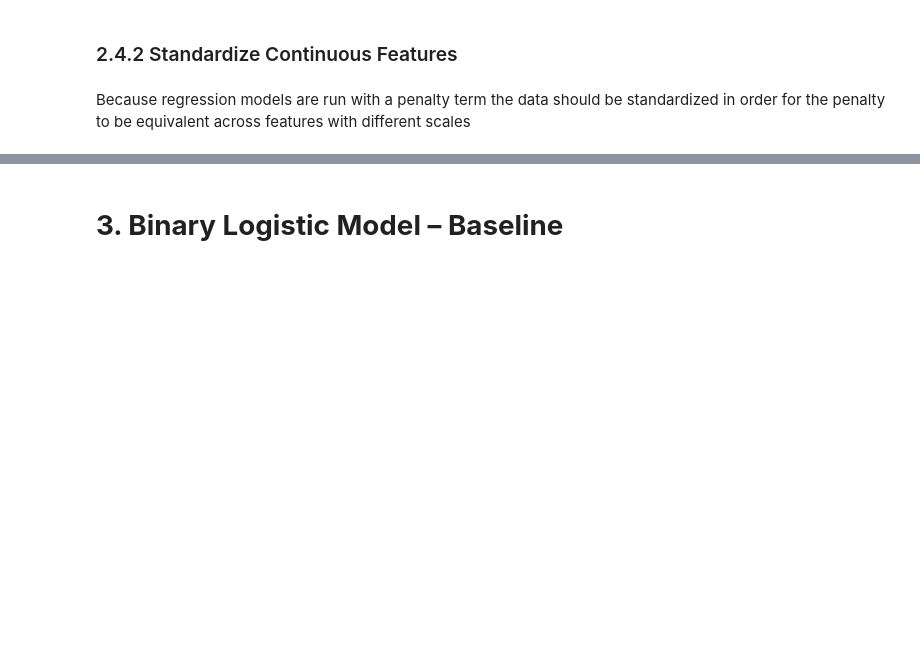
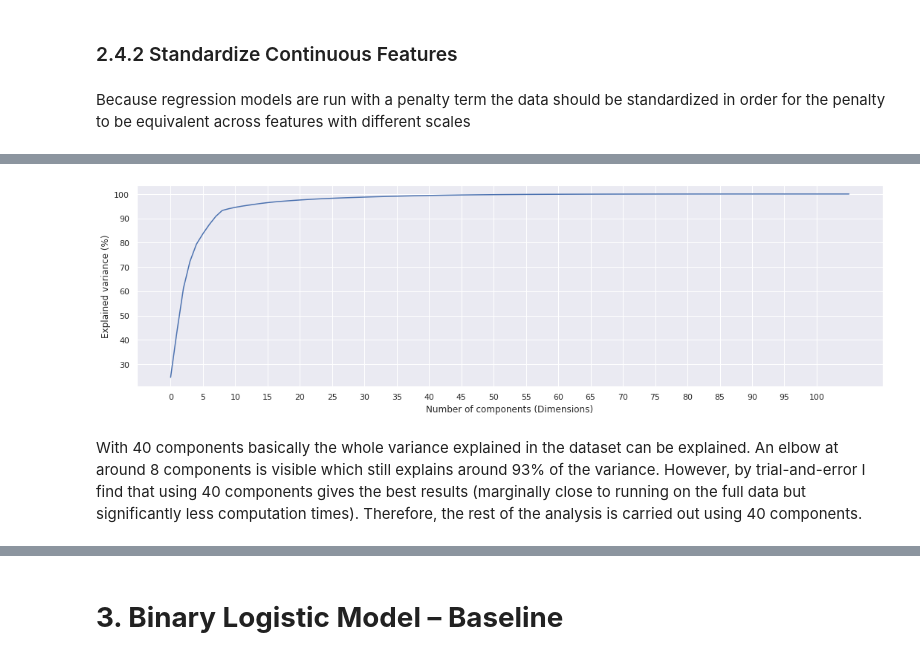
Before and after one commit to MathiasSchindlerCPH/BSE-CML1-repo, a Jupyter notebook: Project_2/main_CML-CDS_project2_classification.ipynb, the cells around one changed output, grey strips where cells are left out. Saved outputs shown, nothing was run; the diff lists cells and outputs as text; code cells hidden in the pictures; blank space fills up the shorter version.

```diff
--- a/Project_2/main_CML-CDS_project2_classification.ipynb
+++ b/Project_2/main_CML-CDS_project2_classification.ipynb
@@ -216,12 +233,10 @@ df_train = df_train.drop('Cover_Type', axis = 1)
 cat_feats = ['Soil_Type', 'Wilderness_Area']
 
 # Data sets with continuous feats
-df_train_cont = df_train.drop(cat_feats, axis = 1)
-df_test_cont = df_test.drop(cat_feats, axis = 1)
+df_train_cont, df_test_cont = df_train.drop(cat_feats, axis = 1), df_test.drop(cat_feats, axis = 1)
 
 #Data sets with categorical feats
-df_train_cat = df_train[cat_feats]
-df_test_cat = df_test[cat_feats]
+df_train_cat, df_test_cat = df_train[cat_feats], df_test[cat_feats]
 # %% [markdown]
 ## 2.3 Transform Categorical Features
 # %% [markdown]
@@ -229,11 +244,12 @@ I simply create dummies for the categorical features $Wilderness\_Area$ and $Soi
 # %%
+col_list = ['Wilderness_Area', 'Soil_Type']
+prfx_dict = {'Wilderness_Area': 'wild_area', 'Soil_Type': 'soil_'}
+
 # Train data
-df_train_dumm = pd.get_dummies(df_train_cat, prefix=['wild_area'], columns=['Wilderness_Area'], drop_first = True)
-df_train_dumm = pd.get_dummies(df_train_dumm, prefix=['soil_'], columns=['Soil_Type'], drop_first = True)
+df_train_dumm = pd.get_dummies(df_train_cat, prefix=prfx_dict, columns=col_list, drop_first = True)
 
 # Test data
-df_test_dumm = pd.get_dummies(df_test_cat, prefix=['wild_area'], columns=['Wilderness_Area'], drop_first = True)
-df_test_dumm = pd.get_dummies(df_test_dumm, prefix=['soil_'], columns=['Soil_Type'], drop_first = True)
+df_test_dumm = pd.get_dummies(df_test_cat, prefix=prfx_dict, columns=col_list, drop_first = True)
 # %% [markdown]
 ## 2.4 Transform Continuous Features
 # %% [markdown]
@@ -254,8 +270,7 @@ poly.fit(df_train_cont)
 poly_col_names = poly.get_feature_names(df_train_cont.columns)
 
 # Transform data
-df_train_poly = poly.transform(df_train_cont)
-df_test_poly = poly.transform(df_test_cont)
+df_train_poly, df_test_poly = poly.transform(df_train_cont), poly.transform(df_test_cont)
 
 # Dataframes
 df_train_poly = pd.DataFrame(df_train_poly, columns = poly_col_names, index = df_train_cont.index)
@@ -276,8 +291,7 @@ scaler = StandardScaler()
 scaler.fit(df_train_poly)
 
 # Transform
-df_train_poly_scl = scaler.transform(df_train_poly)
-df_test_poly_scl = scaler.transform(df_test_poly)
+df_train_poly_scl, df_test_poly_scl = scaler.transform(df_train_poly), scaler.transform(df_test_poly)
 
 # Dataframes
 df_train_poly_scl = pd.DataFrame(df_train_poly_scl, columns = df_train_poly.columns, index = df_train_poly.index)
@@ -289,0 +308,11 @@ df_test_for_predict = pd.concat([df_test_dumm, df_test_poly_scl], axis = 1)
+# %%
+# Apply PCA to training data
+pca_base = PCA(n_components=None)
+pca_base.fit(df_train_for_reg)
+
+# Make scree plot
+my_fcts.make_scree_plot(pca_base)
+# %% [output]
+[figure, added]
+# %% [markdown]
+With 40 components basically the whole variance explained in the dataset can be explained. An elbow at around 8 components is visible which still explains around 93% of the variance. However, by trial-and-error I find that using 40 components gives the best results (marginally close to running on the full data but significantly less computation times). Therefore, the rest of the analysis is carried out using 40 components.
```
Also changed, not shown: parts of 90 cells of this notebook.
